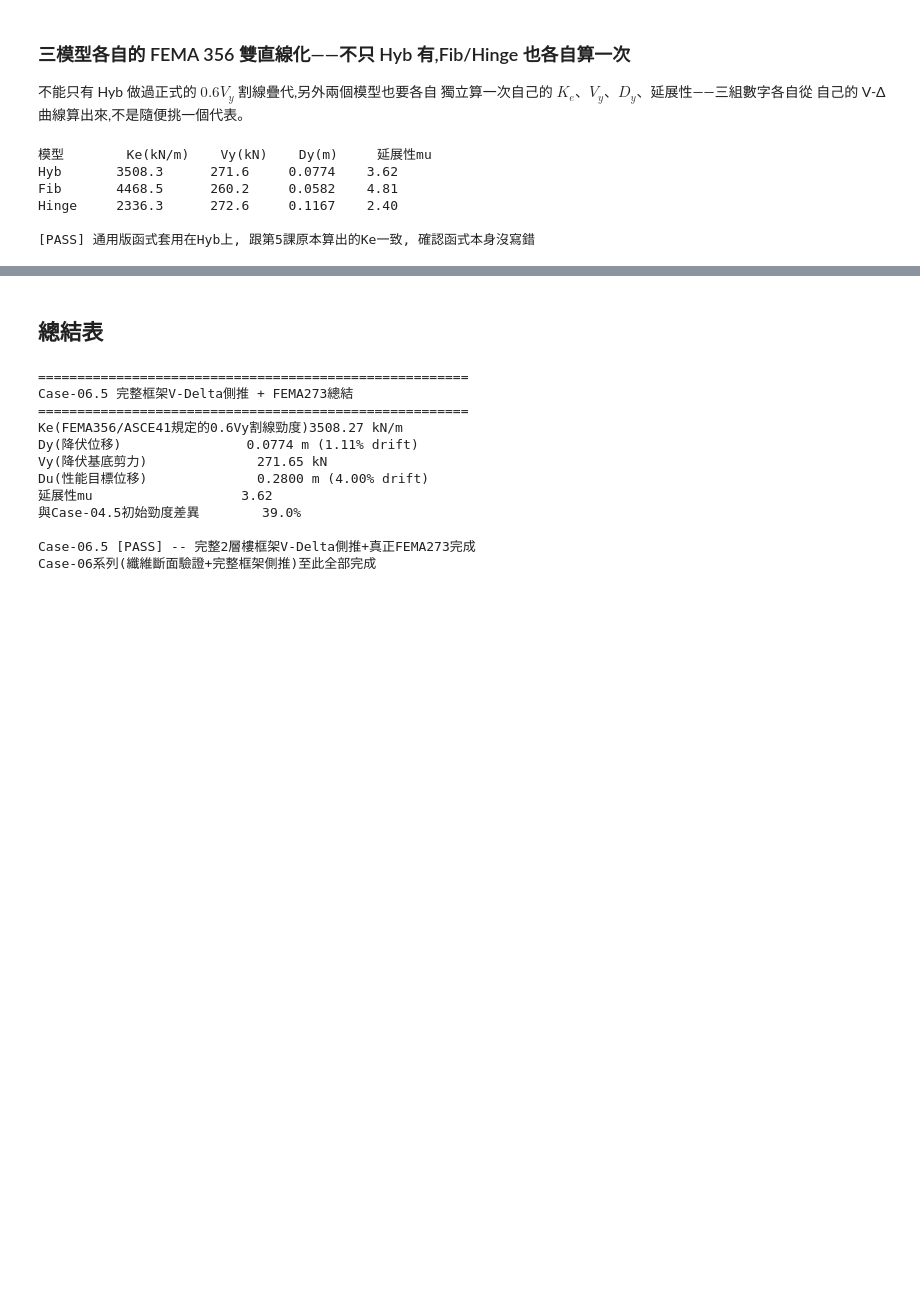
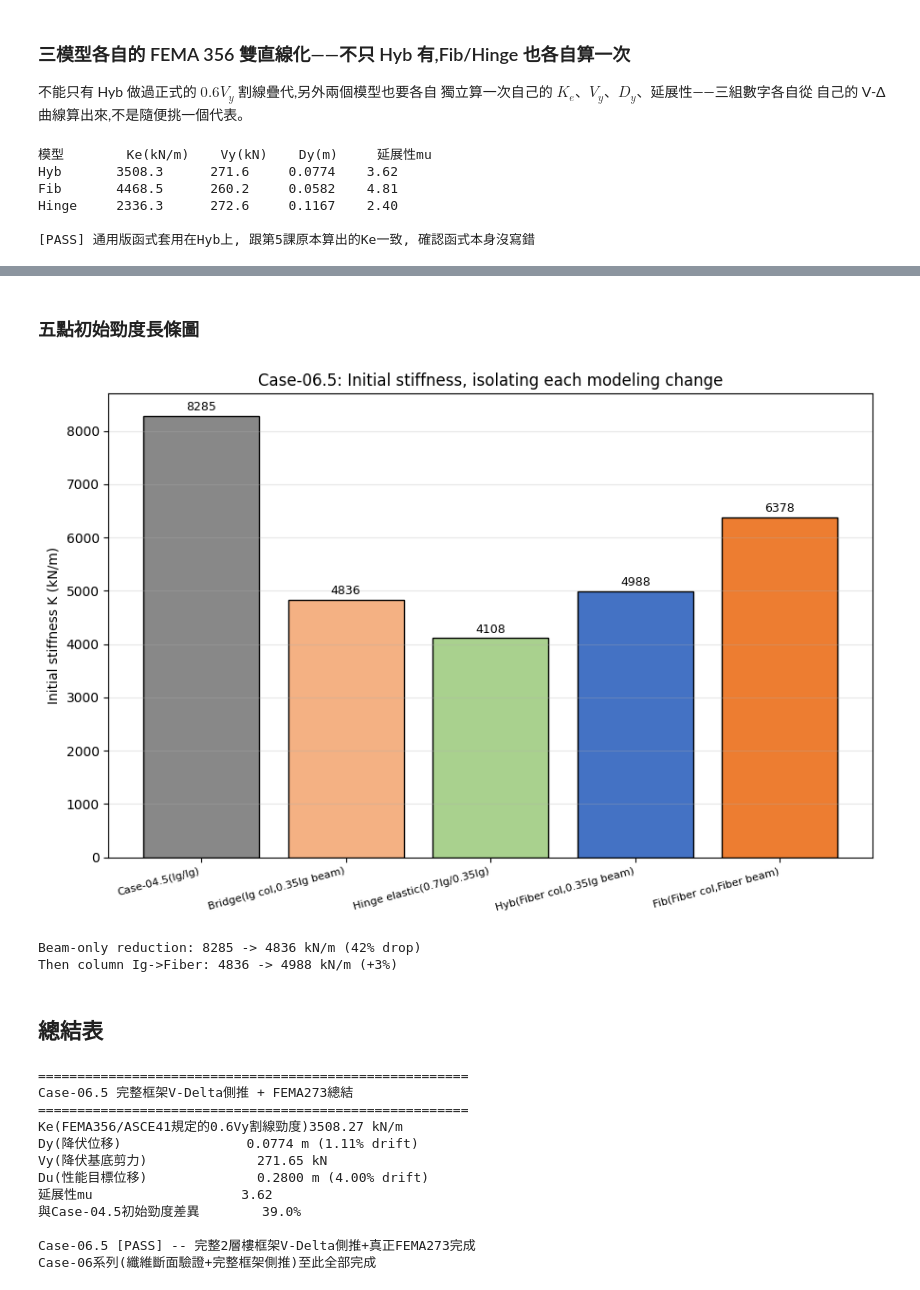
Before and after one commit to zhixiu0223/taiwan-seismic-code-calc, a Jupyter notebook: notebooks/case06_5_frame_pushover_fema273.ipynb, the cells around one changed output, grey strips where cells are left out. Drawn from its saved outputs; the diff is of its cells as text; code cells hidden in the pictures; blank space fills up the shorter version.

```diff
--- a/notebooks/case06_5_frame_pushover_fema273.ipynb
+++ b/notebooks/case06_5_frame_pushover_fema273.ipynb
@@ -856,3 +999,25 @@ Hinge     2336.3      272.6     0.1167    2.40
+# %% [markdown]
+### 五點初始勁度長條圖
+# %%
+fig, ax = plt.subplots(figsize=(9,6))
+colors = ['#888888', '#f4b183', '#a9d18e', '#4472c4', '#ed7d31']
+ax.bar(range(5), K_values, color=colors, edgecolor='black')
+ax.set_xticks(range(5))
+ax.set_xticklabels(labels, fontsize=8, rotation=15, ha='right')
+ax.set_ylabel('Initial stiffness K (kN/m)')
+ax.set_title('Case-06.5: Initial stiffness, isolating each modeling change')
+for i, K in enumerate(K_values):
+    ax.text(i, K+100, f'{K:.0f}', ha='center', fontsize=9)
+ax.grid(True, alpha=0.3, axis='y')
+plt.tight_layout()
+plt.show()
+
+print(f"Beam-only reduction: {K_case045:.0f} -> {K_bridge:.0f} kN/m ({(1-K_bridge/K_case045)*100:.0f}% drop)")
+print(f"Then column Ig->Fiber: {K_bridge:.0f} -> {K_hyb_small:.0f} kN/m ({(K_hyb_small/K_bridge-1)*100:+.0f}%)")
+# %% [output]
+[figure, added]
+Beam-only reduction: 8285 -> 4836 kN/m (42% drop)
+Then column Ig->Fiber: 4836 -> 4988 kN/m (+3%)
 # %% [markdown]
 ## 總結表
 # %%
```
Also changed, not shown: parts of 7 cells of this notebook.
